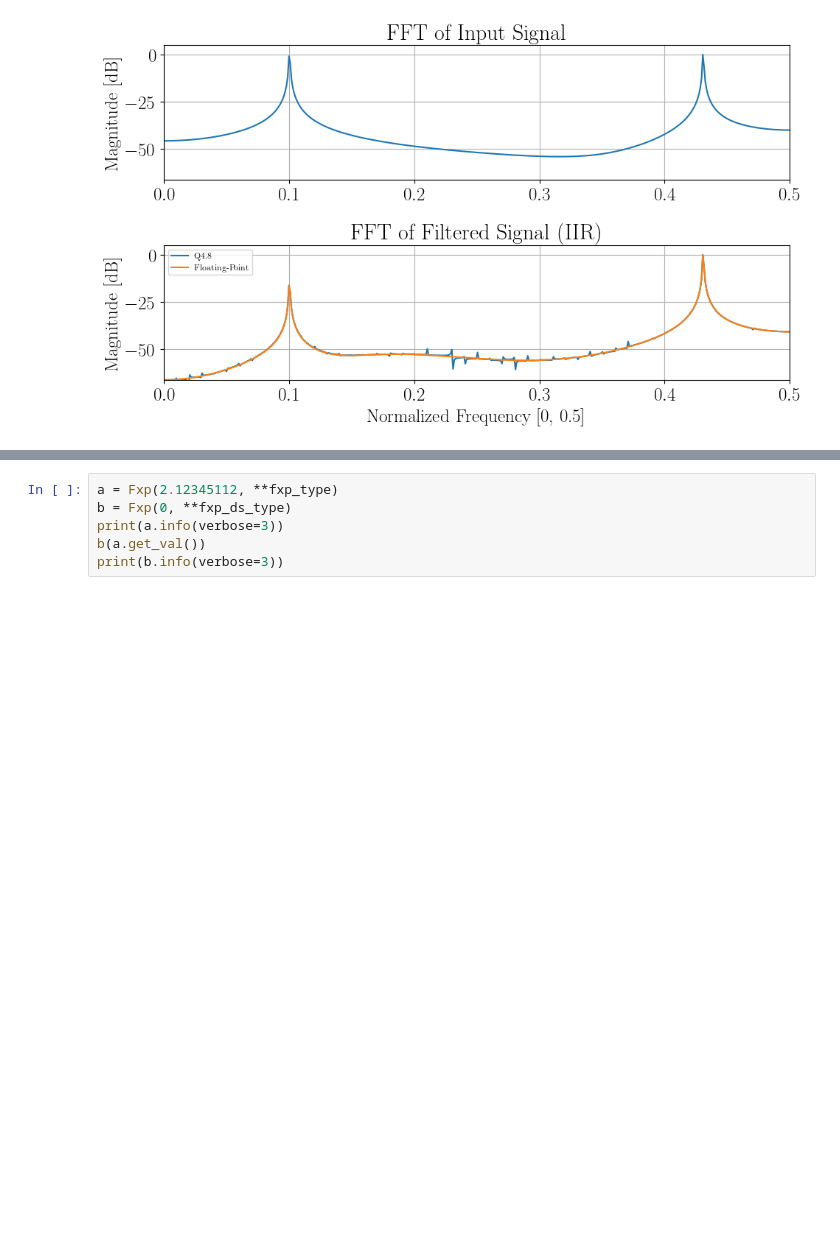
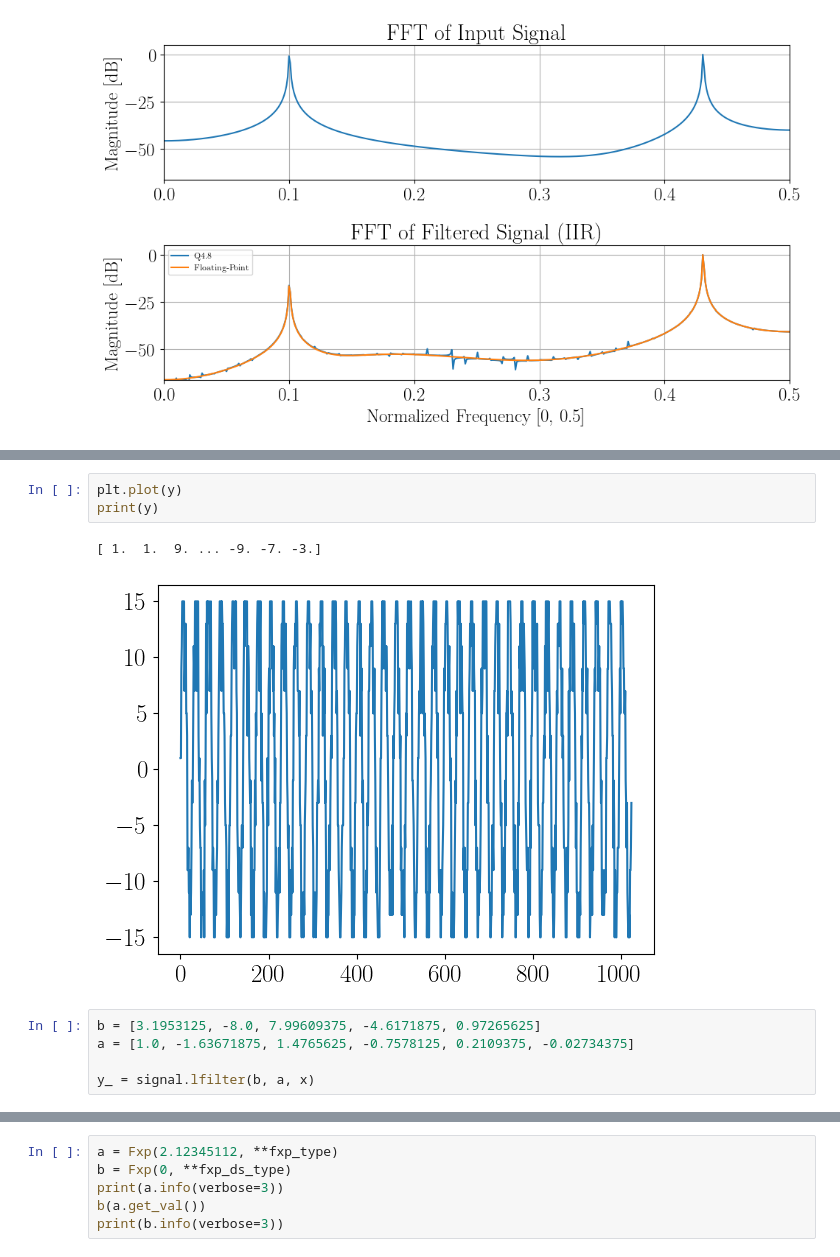
Before and after one commit to urosminoski/All-Digital-RF-Transmitter-in-FPGA-master-, a Jupyter notebook: sim/v1.4/python/jupyter/all_digital_transmitter.ipynb, the cells around one changed output, grey strips where cells are left out. Saved outputs shown, nothing was run; the diff lists cells and outputs as text; blank space fills up the shorter version.

```diff
--- a/sim/v1.4/python/jupyter/all_digital_transmitter.ipynb
+++ b/sim/v1.4/python/jupyter/all_digital_transmitter.ipynb
@@ -185,0 +407,11 @@ for n in range(len(x)):
+# %%
+plt.plot(y)
+print(y)
+# %% [output]
+[ 1.  1.  9. ... -9. -7. -3.]
+[figure, added]
+# %%
+b = [3.1953125, -8.0, 7.99609375, -4.6171875, 0.97265625]
+a = [1.0, -1.63671875, 1.4765625, -0.7578125, 0.2109375, -0.02734375]
+
+y_ = signal.lfilter(b, a, x)
```
Also changed, not shown: parts of 15 cells of this notebook, 5 other files.
